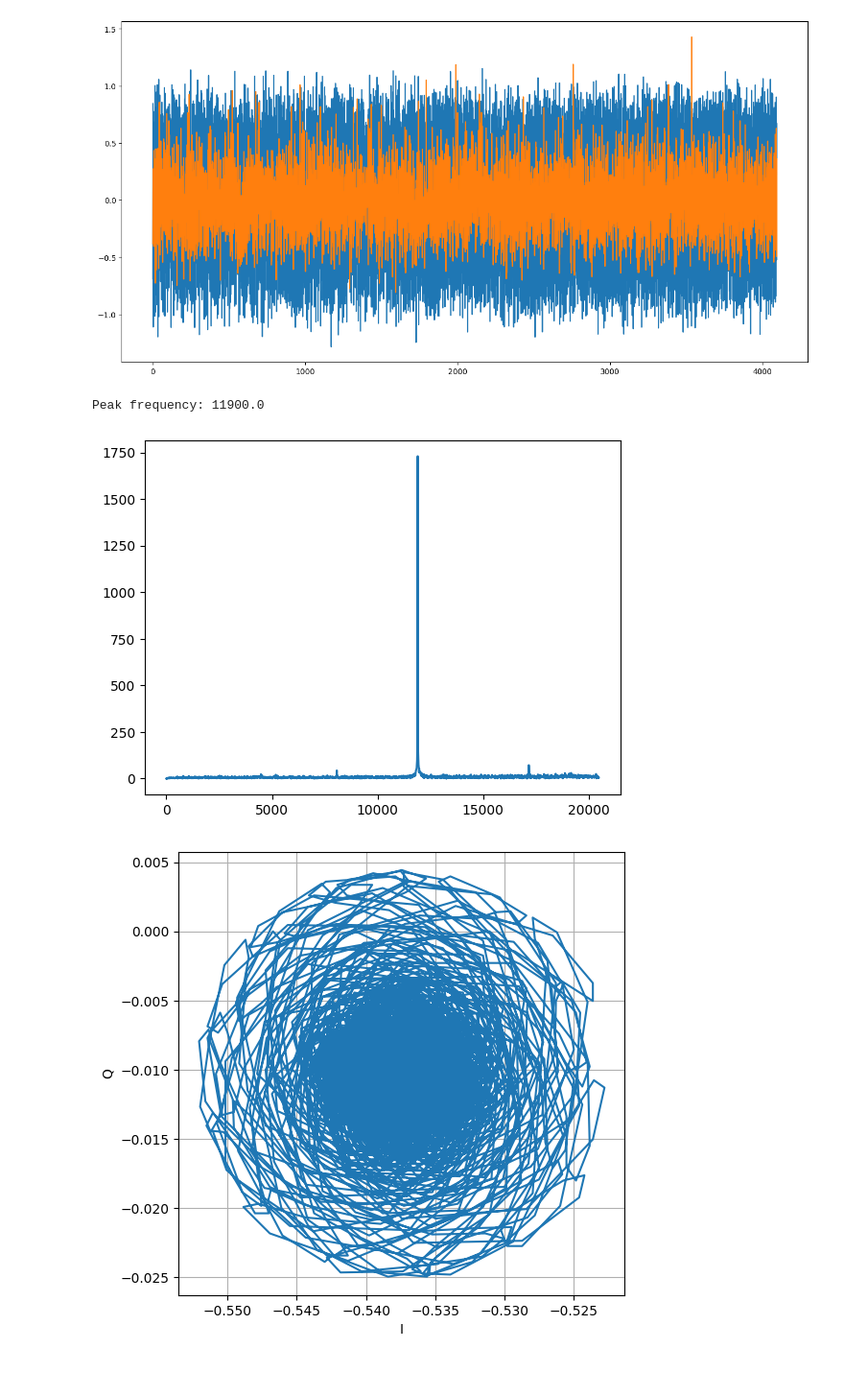
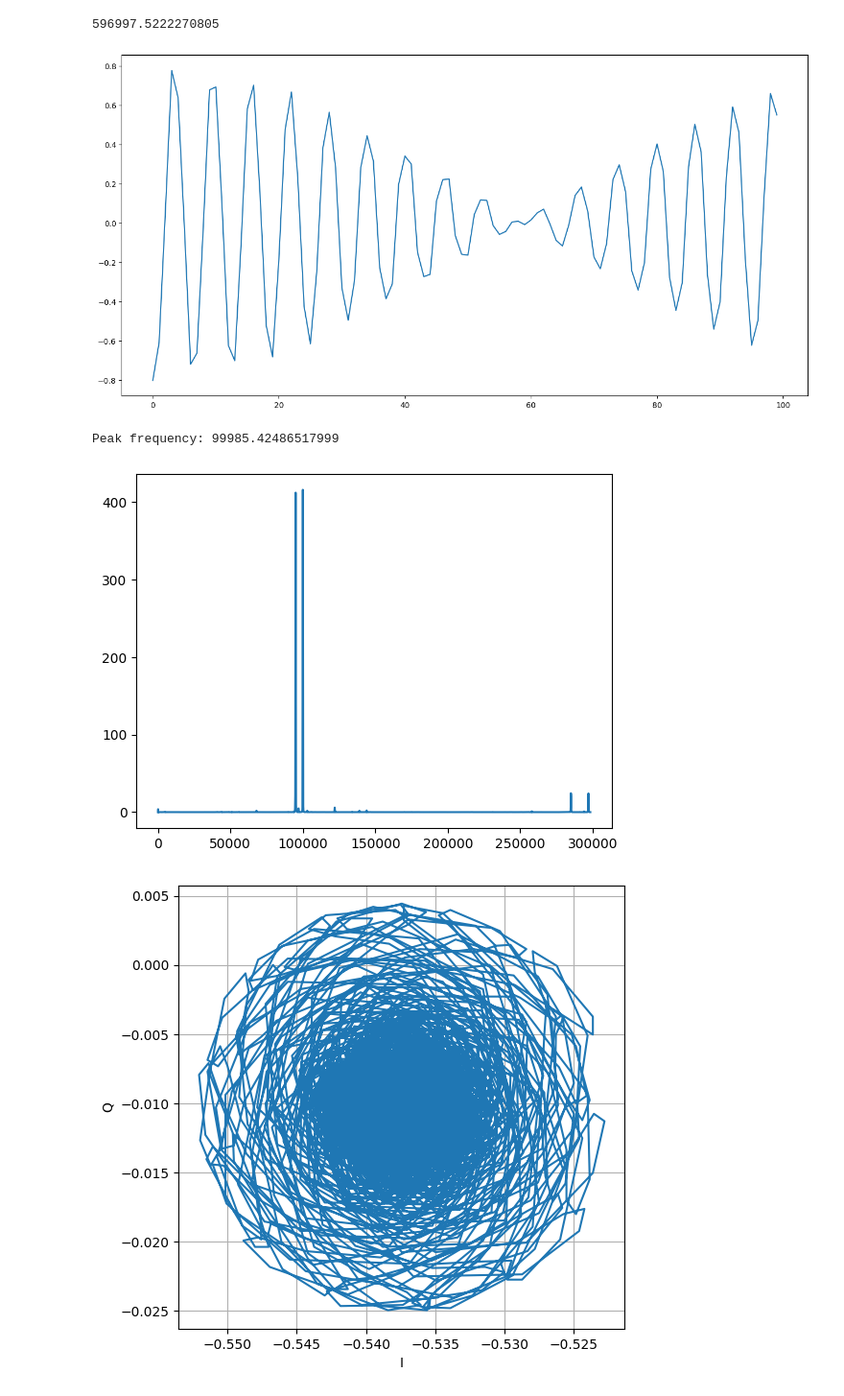
Before and after one commit to Duanyll/h743framework, a Jupyter notebook: SignalNet/view_data.ipynb, the cells around one changed output. Shown: that part at 96% size. Drawn from its saved outputs; the diff is of its cells as text; code cells hidden in the pictures.

```diff
--- a/SignalNet/view_data.ipynb
+++ b/SignalNet/view_data.ipynb
@@ -13,7 +13,7 @@ np.set_printoptions(precision=4, suppress=True)
 # %%
 def open_serial():
     global com
-    com_port = "COM3"
+    com_port = "COM8"
     if "com" in globals():
         com.close()
     com = serial.Serial(
@@ -42,7 +42,7 @@ def read_time_data(channels, points, sample_rate):
     com.write(sample_rate.to_bytes(4, "little"))
     com.flush()
     head = com.read_until(b"\xff\xff\xff\xff")
-    if head != b"\xff\xff\xff\xff":
+    if len(head) < 4:
         com.close()
         raise ValueError("Read timeout, invalid header")
     channel_count = popcount(channels)
@@ -50,6 +50,29 @@ def read_time_data(channels, points, sample_rate):
     arr = np.frombuffer(buf, dtype=np.int16)
     arr = rearrange(arr, "(n ch) -> ch n", ch=channel_count)
     return arr
+
+
+def read_time_data_fast(channels, points):
+    global com
+    if not com.is_open:
+        open_serial()
+    com.write(b"\x02")
+    # 1 byte for channel flag
+    # 4 bytes for sample points
+    # 4 bytes for sample rate
+    com.write(channels.to_bytes(1, "little"))
+    com.write(points.to_bytes(4, "little"))
+    com.flush()
+    head = com.read_until(b"\xff\xff\xff\xff")
+    if len(head) < 4:
+        com.close()
+        raise ValueError("Read timeout, invalid header")
+    sample_rate = np.frombuffer(com.read(8), dtype=np.float64)[0].item()
+    channel_count = popcount(channels)
+    buf = com.read(channel_count * points * 2)
+    arr = np.frombuffer(buf, dtype=np.int16)
+    arr = rearrange(arr, "(n ch) -> ch n", ch=channel_count)
+    return arr, sample_rate
 
 
 def plot_spectrum(data, points, sample_rate):
@@ -82,26 +100,26 @@ com.close()
 # %%
-# open_serial()
-# set_frequency(42_900_000)
-sample_rate = 40960
+# sample_rate = 400_000
 points = 4096
-data = read_time_data(0b0011, points, sample_rate).copy()
-# data = reverse_Bits(data.copy(), 16)
-# data = (reverse_Bits((data & 0xff00) >> 8, 8) << 8) | (data & 0xff)
+data, sample_rate = read_time_data_fast(0b0001, points)
+print(sample_rate)
+data = data.copy()
 data = data * 2.5 / 32768
 plt.figure(figsize=(16, 8))
-for i in range(2):
-    plt.plot(data[i])
+for i in range(1):
+    plt.plot(data[i,0:100])
 plt.show()
 # %% [output]
+596997.5222270805
-[figure, old version]
+[figure, new version]
 # %%
 # plot_spectrum(I, points, sample_rate)
 # plot_spectrum(Q, points, sample_rate)
-plot_spectrum(data[0], points, sample_rate)
+plot_spectrum(data[0] * np.hanning(points), points, sample_rate)
+# plot_spectrum(data[0], points, sample_rate)
 plt.show()
 # %% [output]
-Peak frequency: 11900.0
+Peak frequency: 99985.42486517999
-[figure, old version]
+[figure, new version]
 # %%
 fig = plt.figure(figsize=(6,6))
 ax = fig.add_subplot(111)
```
Also changed, not shown: parts of 2 cells of this notebook, 13 other files.
